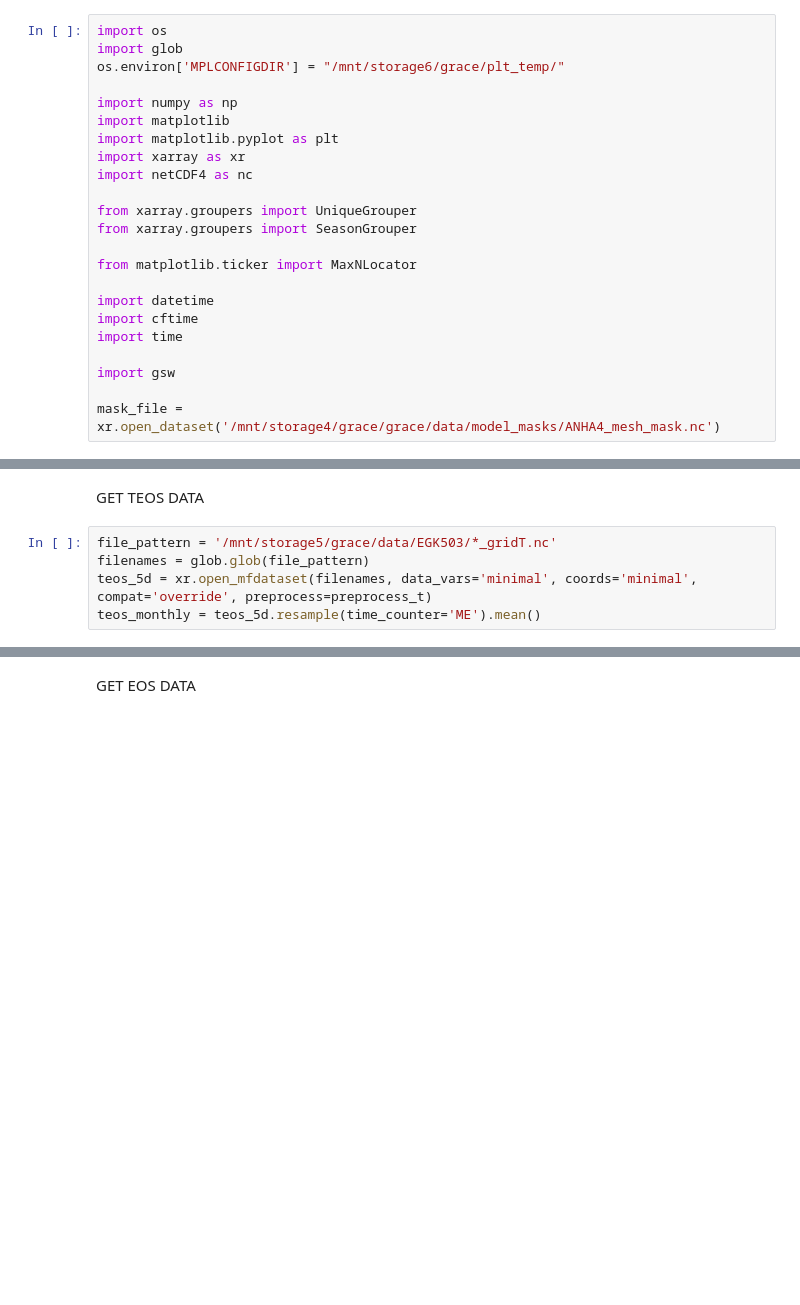
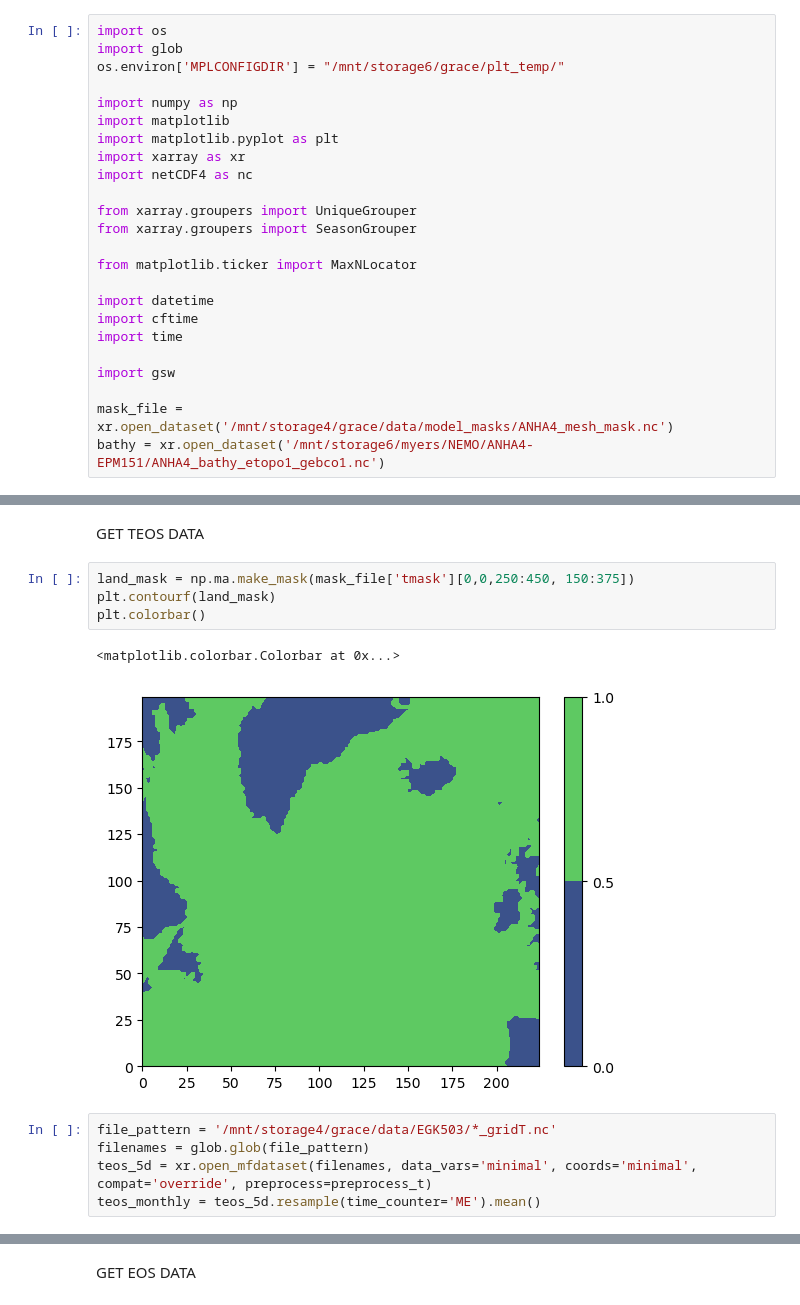
Before and after one commit to gekirkpatrick/NEMO-Analysis-Base-Scripts, a Jupyter notebook: mldteos.ipynb, the cells around one changed output, grey strips where cells are left out. Cells and saved outputs as stored; diff of their text form; blank space fills up the shorter version.

```diff
--- a/mldteos.ipynb
+++ b/mldteos.ipynb
@@ -20,7 +20,8 @@ import time
 
 import gsw
 
-mask_file = xr.open_dataset('/mnt/storage4/grace/grace/data/model_masks/ANHA4_mesh_mask.nc')
+mask_file = xr.open_dataset('/mnt/storage4/grace/data/model_masks/ANHA4_mesh_mask.nc')
+bathy = xr.open_dataset('/mnt/storage6/myers/NEMO/ANHA4-EPM151/ANHA4_bathy_etopo1_gebco1.nc')
 # %%
 def time_bounds(startyear, startmonth, startday, endyear, endmonth, endday):
     return [startyear, startmonth, startday, endyear, endmonth, endday]
@@ -64,8 +65,15 @@ def get_files(path, runid, times):
     return dt, t
 # %% [markdown]
 GET TEOS DATA
+# %%
+land_mask = np.ma.make_mask(mask_file['tmask'][0,0,250:450, 150:375])
+plt.contourf(land_mask)
+plt.colorbar()
+# %% [output]
+<matplotlib.colorbar.Colorbar at 0x...>
+[figure, added]
 # %%
-file_pattern = '/mnt/storage5/grace/data/EGK503/*_gridT.nc'
+file_pattern = '/mnt/storage4/grace/data/EGK503/*_gridT.nc'
 filenames = glob.glob(file_pattern)
 teos_5d = xr.open_mfdataset(filenames, data_vars='minimal', coords='minimal', compat='override', preprocess=preprocess_t)
 teos_monthly = teos_5d.resample(time_counter='ME').mean()
```
Also changed, not shown: parts of 21 cells of this notebook, 13 other files.
